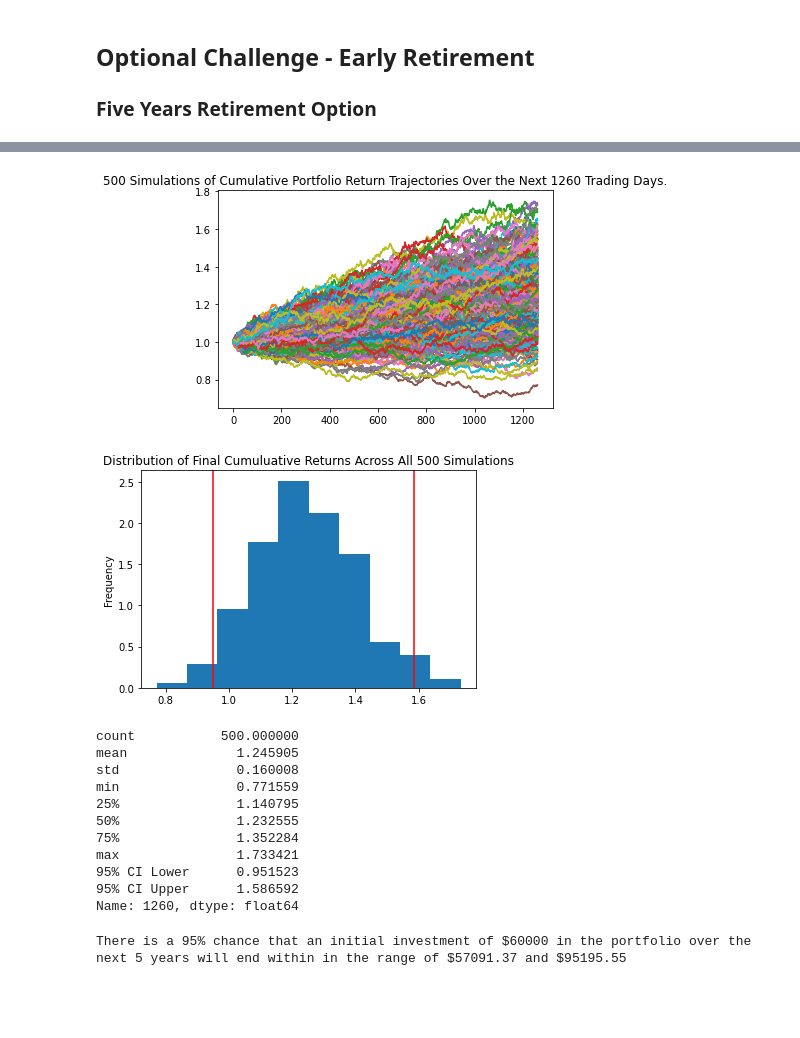
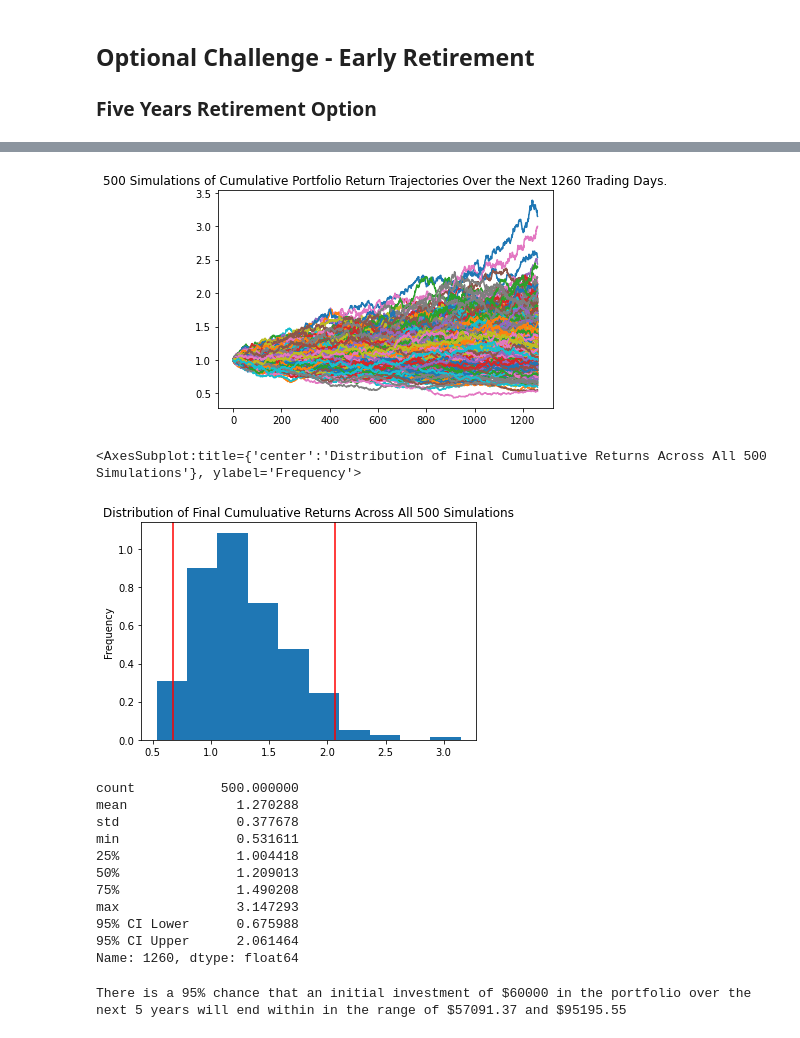
Before and after one commit to Aqui1983/Module_5_Homework, a Jupyter notebook: financial-planner.ipynb, the cells around one changed output, grey strips where cells are left out. Cells and saved outputs as stored; diff of their text form; code cells hidden in the pictures; blank space fills up the shorter version.

```diff
--- a/financial-planner.ipynb
+++ b/financial-planner.ipynb
@@ -353,4 +353,12 @@ There is a 95% chance that an initial investment of $30000.0 in the portfolio ov
 
 
 ### Five Years Retirement Option
+# %%
+# Configuring a Monte Carlo simulation to forecast 5 years cumulative returns
+MC_early_5_year_retirement = MCSimulation(
+    portfolio_data = df_stock_data,
+    weights = [0.40,0.60],
+    num_simulation = 500,
+    num_trading_days = 252*5
+)
 # %%
@@ -393,30 +409,30 @@ Running Monte Carlo simulation number 490.
 # %%
 # Plot simulation outcomes
-# YOUR CODE HERE!
+line_plot = MC_early_5_year_retirement.plot_simulation()
 # %% [output]
-[figure, old version]
+[figure, new version]
 # %%
 # Plot probability distribution and confidence intervals
-# YOUR CODE HERE!
+MC_early_5_year_retirement.plot_distribution()
 # %% [output]
+<AxesSubplot:title={'center':'Distribution of Final Cumuluative Returns Across All 500 Simulations'}, ylabel='Frequency'>
-[figure, old version]
+[figure, new version]
 # %%
 # Fetch summary statistics from the Monte Carlo simulation results
-# YOUR CODE HERE!
-
+tbl = MC_early_5_year_retirement.summarize_cumulative_return()
 # Print summary statistics
-# YOUR CODE HERE!
+print(tbl)
 # %% [output]
 count           500.000000
-mean              1.245905
-std               0.160008
-min               0.771559
-25%               1.140795
-50%               1.232555
-75%               1.352284
-max               1.733421
-95% CI Lower      0.951523
-95% CI Upper      1.586592
+mean              1.270288
+std               0.377678
+min               0.531611
+25%               1.004418
+50%               1.209013
+75%               1.490208
+max               3.147293
+95% CI Lower      0.675988
+95% CI Upper      2.061464
 Name: 1260, dtype: float64
 # %%
 # Set initial investment
```
Also changed, not shown: parts of 6 cells of this notebook, 1 other file.
